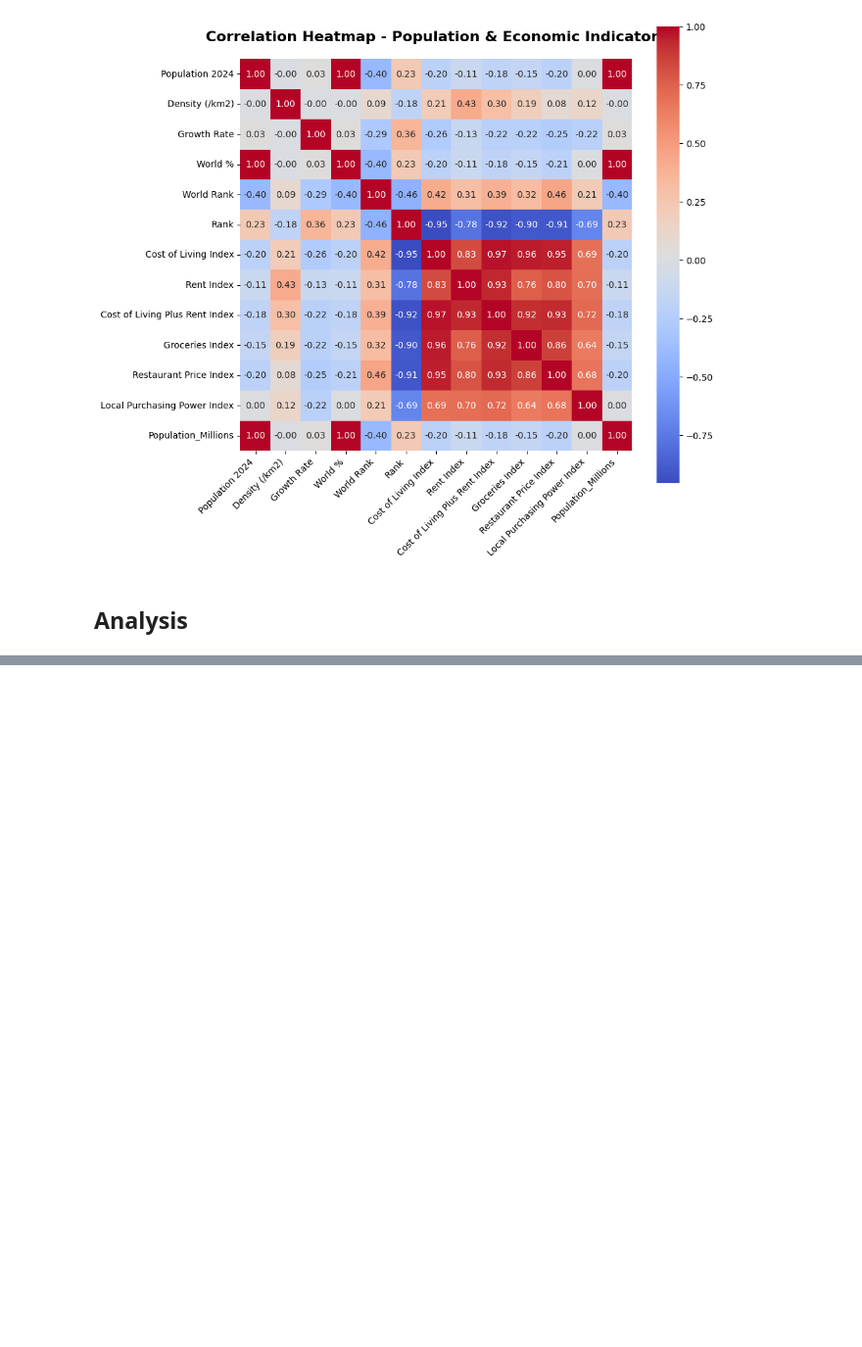
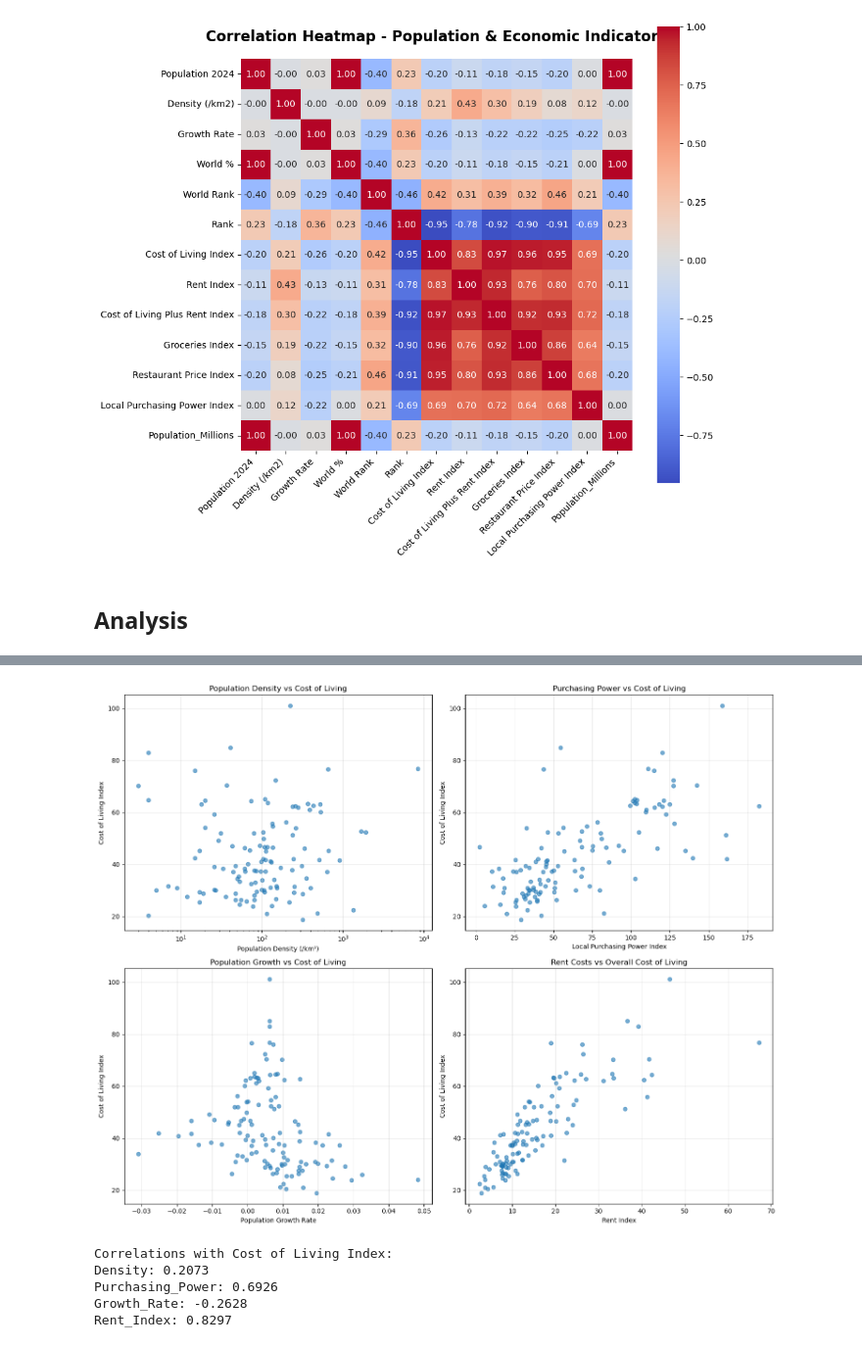
Before and after one commit to Jigs1121/IS-477-Project, a Jupyter notebook: Analysis.ipynb, the cells around one changed output, grey strips where cells are left out. Shown at 98% size. Cells and saved outputs as stored; diff of their text form; code cells hidden in the pictures; blank space fills up the shorter version.

Commit message:
Jigon Visual

```diff
--- a/Analysis.ipynb
+++ b/Analysis.ipynb
@@ -229,3 +229,51 @@ P-value: 2.7502e-02
 
 ================================================================================
 Average cost: Small=50.6, Medium=39.4, Large=32.5
+# %%
+fig, axes = plt.subplots(2, 2, figsize=(15, 12))
+
+axes[0, 0].scatter(df['Density (/km2)'], df['Cost of Living Index'], alpha=0.6)
+axes[0, 0].set_xlabel('Population Density (/km²)')
+axes[0, 0].set_ylabel('Cost of Living Index')
+axes[0, 0].set_title('Population Density vs Cost of Living')
+axes[0, 0].set_xscale('log')  # Log scale for better visualization
+axes[0, 0].grid(True, alpha=0.3)
+
+axes[0, 1].scatter(df['Local Purchasing Power Index'], df['Cost of Living Index'], alpha=0.6)
+axes[0, 1].set_xlabel('Local Purchasing Power Index')
+axes[0, 1].set_ylabel('Cost of Living Index')
+axes[0, 1].set_title('Purchasing Power vs Cost of Living')
+axes[0, 1].grid(True, alpha=0.3)
+
+axes[1, 0].scatter(df['Growth Rate'], df['Cost of Living Index'], alpha=0.6)
+axes[1, 0].set_xlabel('Population Growth Rate')
+axes[1, 0].set_ylabel('Cost of Living Index')
+axes[1, 0].set_title('Population Growth vs Cost of Living')
+axes[1, 0].grid(True, alpha=0.3)
+
+axes[1, 1].scatter(df['Rent Index'], df['Cost of Living Index'], alpha=0.6)
+axes[1, 1].set_xlabel('Rent Index')
+axes[1, 1].set_ylabel('Cost of Living Index')
+axes[1, 1].set_title('Rent Costs vs Overall Cost of Living')
+axes[1, 1].grid(True, alpha=0.3)
+
+plt.tight_layout()
+plt.show()
+
+additional_correlations = {
+    'Density': df['Density (/km2)'].corr(df['Cost of Living Index']),
+    'Purchasing_Power': df['Local Purchasing Power Index'].corr(df['Cost of Living Index']),
+    'Growth_Rate': df['Growth Rate'].corr(df['Cost of Living Index']),
+    'Rent_Index': df['Rent Index'].corr(df['Cost of Living Index'])
+}
+
+print("\nCorrelations with Cost of Living Index:")
+for factor, corr in additional_correlations.items():
+    print(f"{factor}: {corr:.4f}")
+# %% [output]
+[figure, added]
+Correlations with Cost of Living Index:
+Density: 0.2073
+Purchasing_Power: 0.6926
+Growth_Rate: -0.2628
+Rent_Index: 0.8297
```
Also changed, not shown: parts of 1 cell of this notebook.
